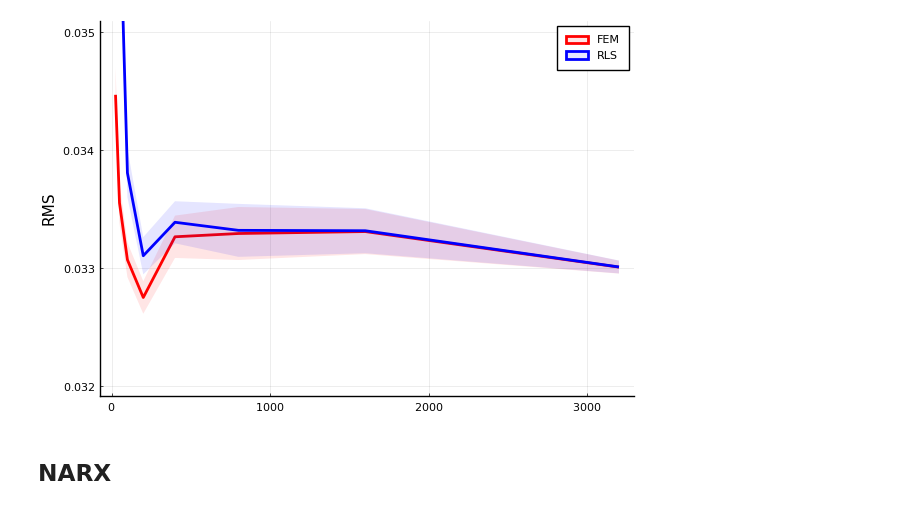
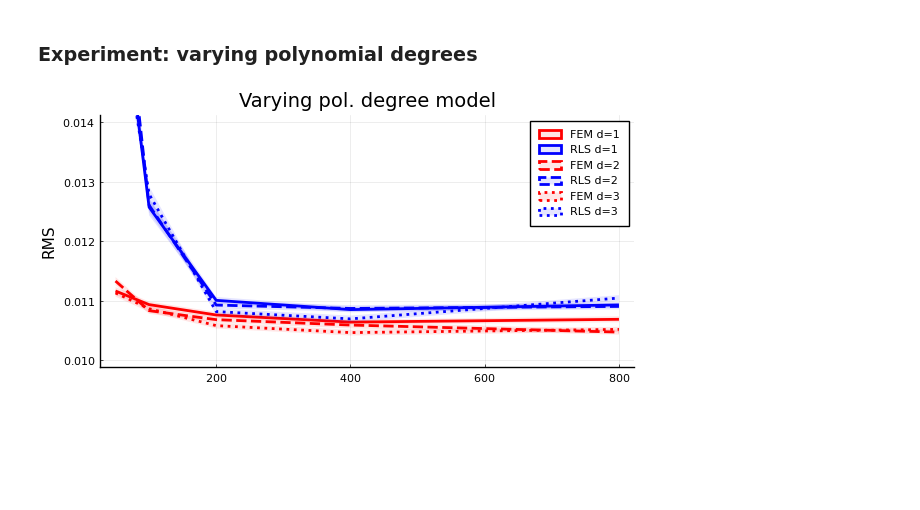
Before and after one commit to biaslab/nsi-silverbox, a Jupyter notebook: experiments-verification/collect-results.ipynb, the cells around one changed output. Cells and saved outputs as stored; diff of their text form; code cells hidden in the pictures; blank space fills up the shorter version.

Commit message:
Redid NARMAX experiments with multi-sine input signal

```diff
--- a/experiments-verification/collect-results.ipynb
+++ b/experiments-verification/collect-results.ipynb
@@ -15,2 +131,4 @@ styles = [:solid, :dash, :dot, :dashdot];
+# %% [markdown]
+### Experiment: varying polynomial degrees
 # %%
 # Signal lengths
@@ -42,18 +164,27 @@ for (i,n) in enumerate(NT)
 end
 # %%
-plot(NT, results[1,:],
-     ribbon=[results[2,:] results[2,:]],
-     color="red",
-     label="FEM",
-     ylabel="RMS",
-     fillalpha=alpha,
-     linewidth=linewidth,
-     ylims=[0.032, 0.035])
-plot!(NT, results[3,:],
-     ribbon=[results[4,:] results[4,:]],
-     color="blue",
-     fillalpha=alpha,
-     linewidth=linewidth,
-     label="RLS")
+p7 = plot(size=(600,300), legend=:topright, title="Varying pol. degree model")
+for (ii,deg) in enumerate(deg)
+
+    plot!(NT, results[1,:,ii],
+          ribbon=[results[2,:,ii] results[2,:,ii]],
+          color="red",
+          label="FEM d="*string(deg),
+          linestyle=styles[ii],
+          fillalpha=alpha,
+          linewidth=linewidth,
+          ylabel="RMS",
+#           xscale=:log10,
+#           yscale=:log10,
+          ylims=[0.01, 0.014])
+    plot!(NT, results[3,:,ii],
+          ribbon=[results[4,:,ii] results[4,:,ii]],
+          color="blue",
+          linestyle=styles[ii],
+          fillalpha=alpha,
+          linewidth=linewidth,
+          label="RLS d="*string(deg))
+end
+plot!()
 # %% [output]
-[figure, old version]
+[figure, new version]
@@ -62,2 +190,0 @@ savefig("figures/RMS-ARX.png")
-# %% [markdown]
-## NARX
```
Also changed, not shown: parts of 32 cells of this notebook, 4 other files.
